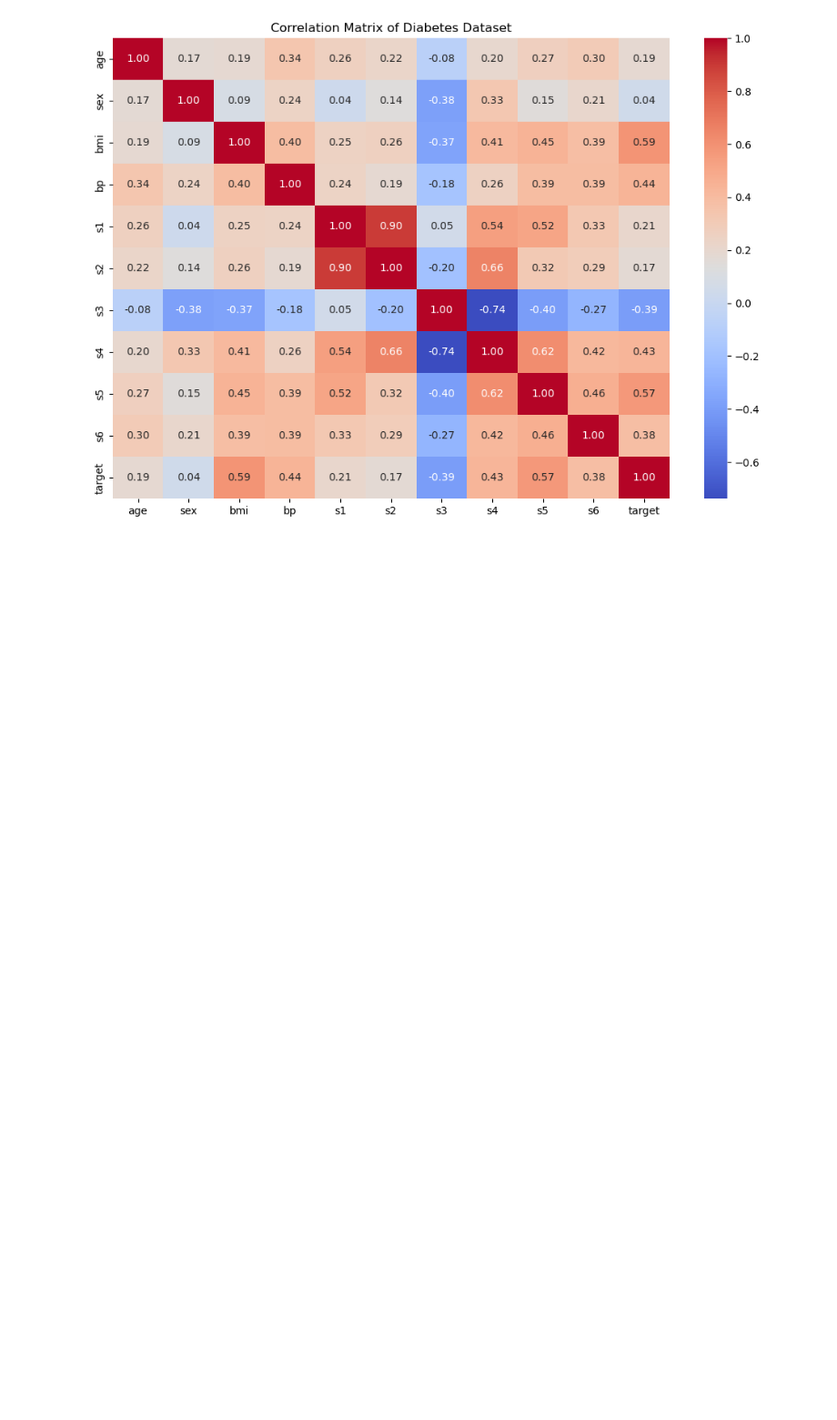
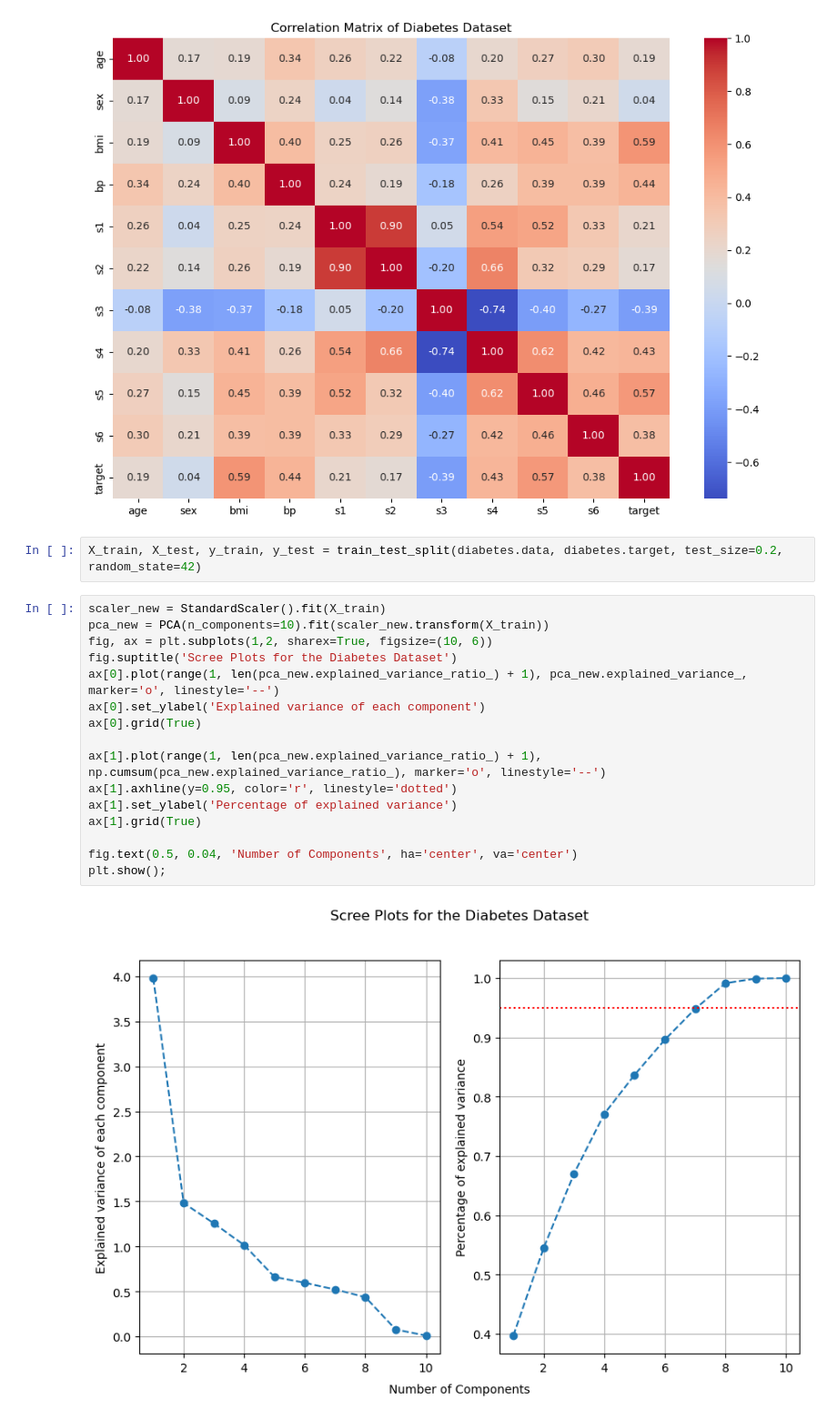
Before and after one commit to thisHermit/nonparametric-rank-tests, a Jupyter notebook: tutorial3_pca_pls.ipynb, the cells around one changed output. Shown at 91% size. Cells and saved outputs as stored; diff of their text form; blank space fills up the shorter version.

```diff
--- a/tutorial3_pca_pls.ipynb
+++ b/tutorial3_pca_pls.ipynb
@@ -124,3 +130,23 @@ plt.title('Correlation Matrix of Diabetes Dataset')
 plt.show()
 # %% [output]
 [figure]
+# %%
+X_train, X_test, y_train, y_test = train_test_split(diabetes.data, diabetes.target, test_size=0.2, random_state=42)
+# %%
+scaler_new = StandardScaler().fit(X_train)
+pca_new = PCA(n_components=10).fit(scaler_new.transform(X_train))
+fig, ax = plt.subplots(1,2, sharex=True, figsize=(10, 6))
+fig.suptitle('Scree Plots for the Diabetes Dataset')
+ax[0].plot(range(1, len(pca_new.explained_variance_ratio_) + 1), pca_new.explained_variance_, marker='o', linestyle='--')
+ax[0].set_ylabel('Explained variance of each component')
+ax[0].grid(True)
+
+ax[1].plot(range(1, len(pca_new.explained_variance_ratio_) + 1), np.cumsum(pca_new.explained_variance_ratio_), marker='o', linestyle='--')
+ax[1].axhline(y=0.95, color='r', linestyle='dotted')
+ax[1].set_ylabel('Percentage of explained variance')
+ax[1].grid(True)
+
+fig.text(0.5, 0.04, 'Number of Components', ha='center', va='center')
+plt.show();
+# %% [output]
+[figure, added]
```
Also changed, not shown: parts of 11 cells of this notebook, 6 other files.
